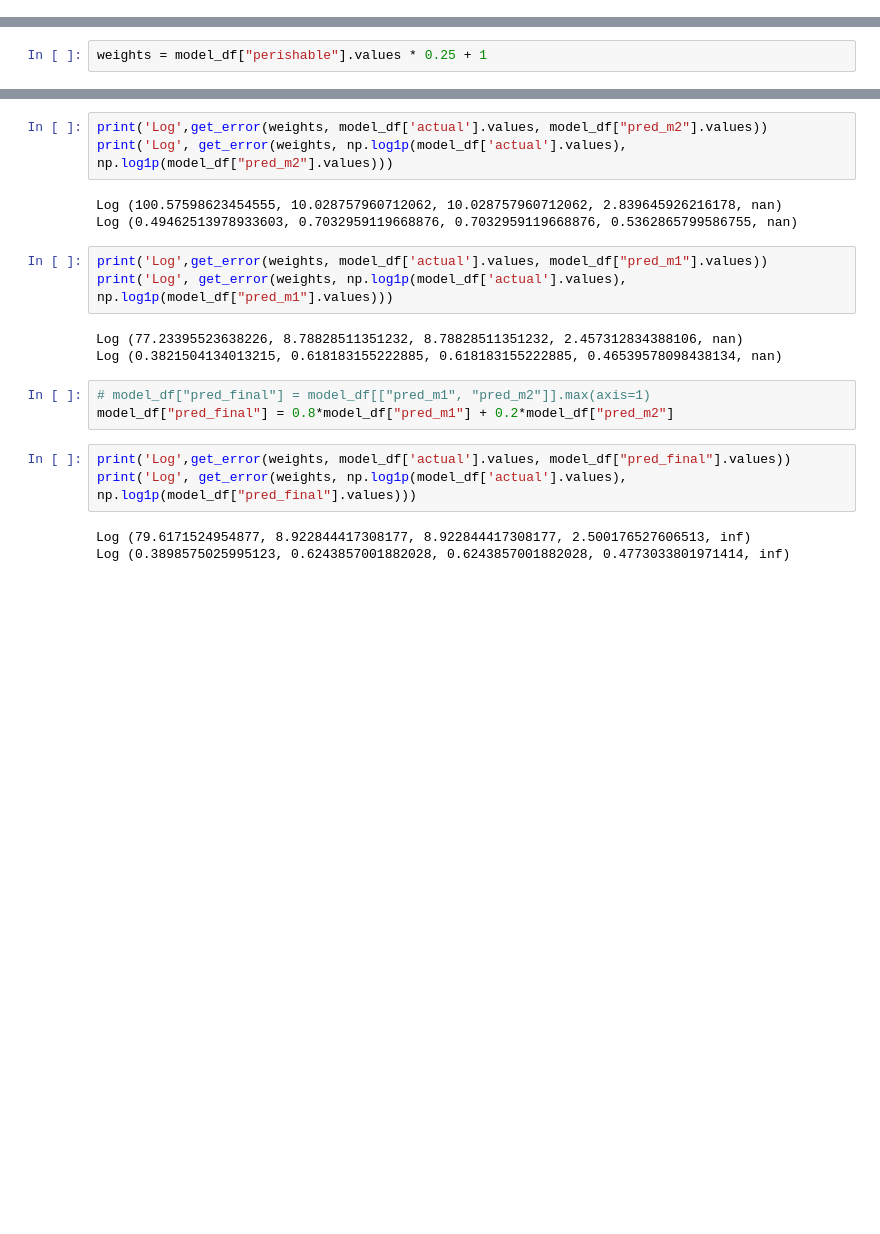
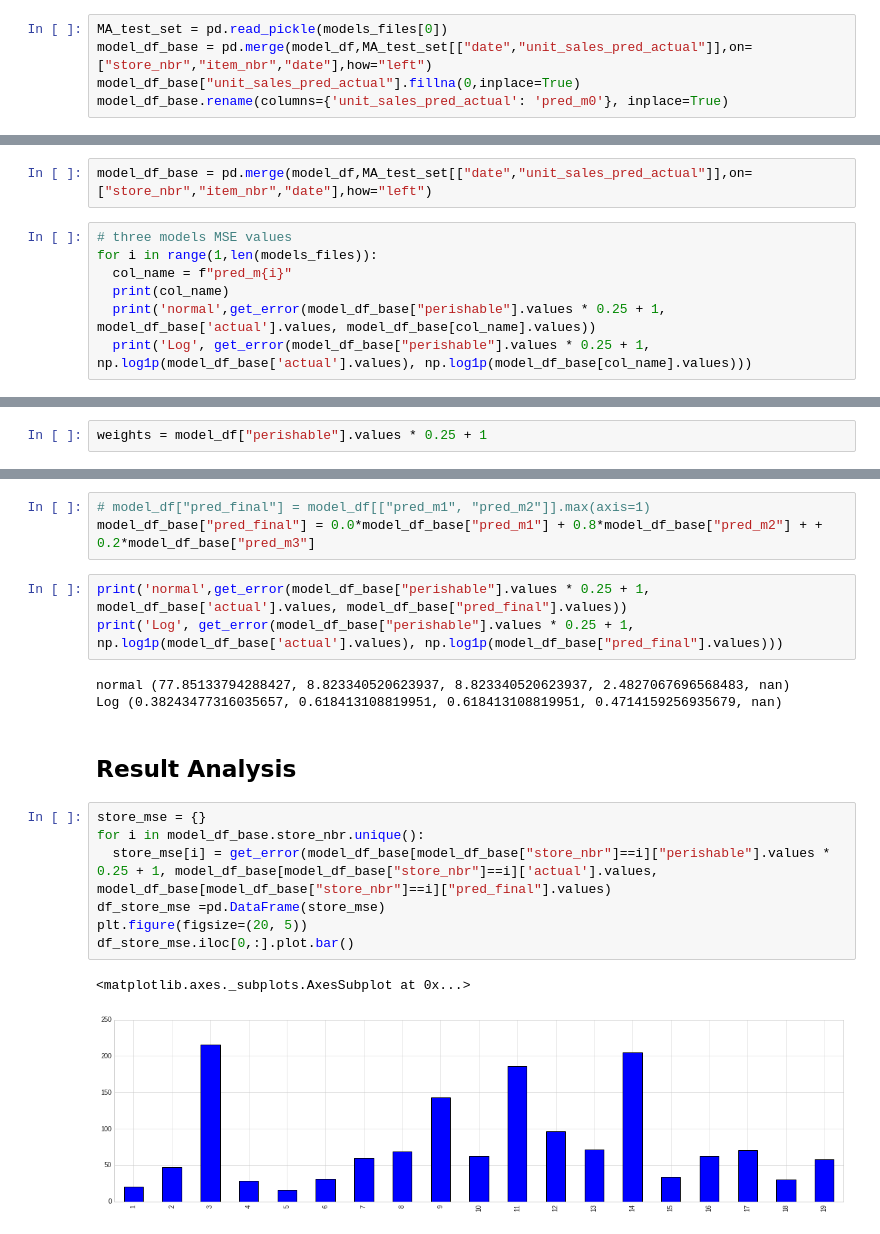
Before and after one commit to thimalk/sales_forecasting_case_study, a Jupyter notebook: favorita_forecasting_modeling.ipynb, the cells around one changed output, grey strips where cells are left out. Saved outputs shown, nothing was run; the diff lists cells and outputs as text; blank space fills up the shorter version.

Commit message:
seprate theresult analysis to new section

```diff
--- a/favorita_forecasting_modeling.ipynb
+++ b/favorita_forecasting_modeling.ipynb
@@ -1064,3 +840,8 @@ models_files
+# %%
+MA_test_set = pd.read_pickle(models_files[0])
+model_df_base = pd.merge(model_df,MA_test_set[["date","unit_sales_pred_actual"]],on=["store_nbr","item_nbr","date"],how="left")
+model_df_base["unit_sales_pred_actual"].fillna(0,inplace=True)
+model_df_base.rename(columns={'unit_sales_pred_actual': 'pred_m0'}, inplace=True)
 # %%
 types = {'store_nbr': 'int8',
                 'item_nbr': 'int32',
@@ -1076,3 +857,12 @@ model_secondary = pd.read_csv(models_files[3], parse_dates = ['date'], dtype = t
 model_secondary.rename(columns={'actual_unit_sales': 'actual', 'predicted_unit_sales': 'pred_m2'}, inplace=True)
 
 model_df['pred_m2'] = model_secondary['pred_m2']
+# %%
+model_df_base = pd.merge(model_df,MA_test_set[["date","unit_sales_pred_actual"]],on=["store_nbr","item_nbr","date"],how="left")
+# %%
+# three models MSE values
+for i in range(1,len(models_files)):
+  col_name = f"pred_m{i}"
+  print(col_name)
+  print('normal',get_error(model_df_base["perishable"].values * 0.25 + 1, model_df_base['actual'].values, model_df_base[col_name].values))
+  print('Log', get_error(model_df_base["perishable"].values * 0.25 + 1, np.log1p(model_df_base['actual'].values), np.log1p(model_df_base[col_name].values)))
@@ -1081,21 +883,21 @@ weights = model_df["perishable"].values * 0.25 + 1
+# %%
+# model_df["pred_final"] = model_df[["pred_m1", "pred_m2"]].max(axis=1)
+model_df_base["pred_final"] = 0.0*model_df_base["pred_m1"] + 0.8*model_df_base["pred_m2"] + + 0.2*model_df_base["pred_m3"]
 # %%
-print('Log',get_error(weights, model_df['actual'].values, model_df["pred_m2"].values))
-print('Log', get_error(weights, np.log1p(model_df['actual'].values), np.log1p(model_df["pred_m2"].values)))
+print('normal',get_error(model_df_base["perishable"].values * 0.25 + 1, model_df_base['actual'].values, model_df_base["pred_final"].values))
+print('Log', get_error(model_df_base["perishable"].values * 0.25 + 1, np.log1p(model_df_base['actual'].values), np.log1p(model_df_base["pred_final"].values)))
 # %% [output]
-Log (100.57598623454555, 10.028757960712062, 10.028757960712062, 2.839645926216178, nan)
-Log (0.49462513978933603, 0.7032959119668876, 0.7032959119668876, 0.5362865799586755, nan)
+normal (77.85133794288427, 8.823340520623937, 8.823340520623937, 2.4827067696568483, nan)
+Log (0.38243477316035657, 0.618413108819951, 0.618413108819951, 0.4714159256935679, nan)
-# %%
-print('Log',get_error(weights, model_df['actual'].values, model_df["pred_m1"].values))
-print('Log', get_error(weights, np.log1p(model_df['actual'].values), np.log1p(model_df["pred_m1"].values)))
-# %% [output]
-Log (77.23395523638226, 8.78828511351232, 8.78828511351232, 2.457312834388106, nan)
-Log (0.3821504134013215, 0.618183155222885, 0.618183155222885, 0.46539578098438134, nan)
-# %%
-# model_df["pred_final"] = model_df[["pred_m1", "pred_m2"]].max(axis=1)
-model_df["pred_final"] = 0.8*model_df["pred_m1"] + 0.2*model_df["pred_m2"]
-# %%
-print('Log',get_error(weights, model_df['actual'].values, model_df["pred_final"].values))
-print('Log', get_error(weights, np.log1p(model_df['actual'].values), np.log1p(model_df["pred_final"].values)))
-# %% [output]
-Log (79.6171524954877, 8.922844417308177, 8.922844417308177, 2.500176527606513, inf)
-Log (0.3898575025995123, 0.6243857001882028, 0.6243857001882028, 0.4773033801971414, inf)
+# %% [markdown]
+## Result Analysis
+# %%
+store_mse = {}
+for i in model_df_base.store_nbr.unique():
+  store_mse[i] = get_error(model_df_base[model_df_base["store_nbr"]==i]["perishable"].values * 0.25 + 1, model_df_base[model_df_base["store_nbr"]==i]['actual'].values, model_df_base[model_df_base["store_nbr"]==i]["pred_final"].values)
+df_store_mse =pd.DataFrame(store_mse)
+plt.figure(figsize=(20, 5))
+df_store_mse.iloc[0,:].plot.bar()
+# %% [output]
+<matplotlib.axes._subplots.AxesSubplot at 0x...>
+[figure, added]
```
Also changed, not shown: parts of 87 cells of this notebook.
